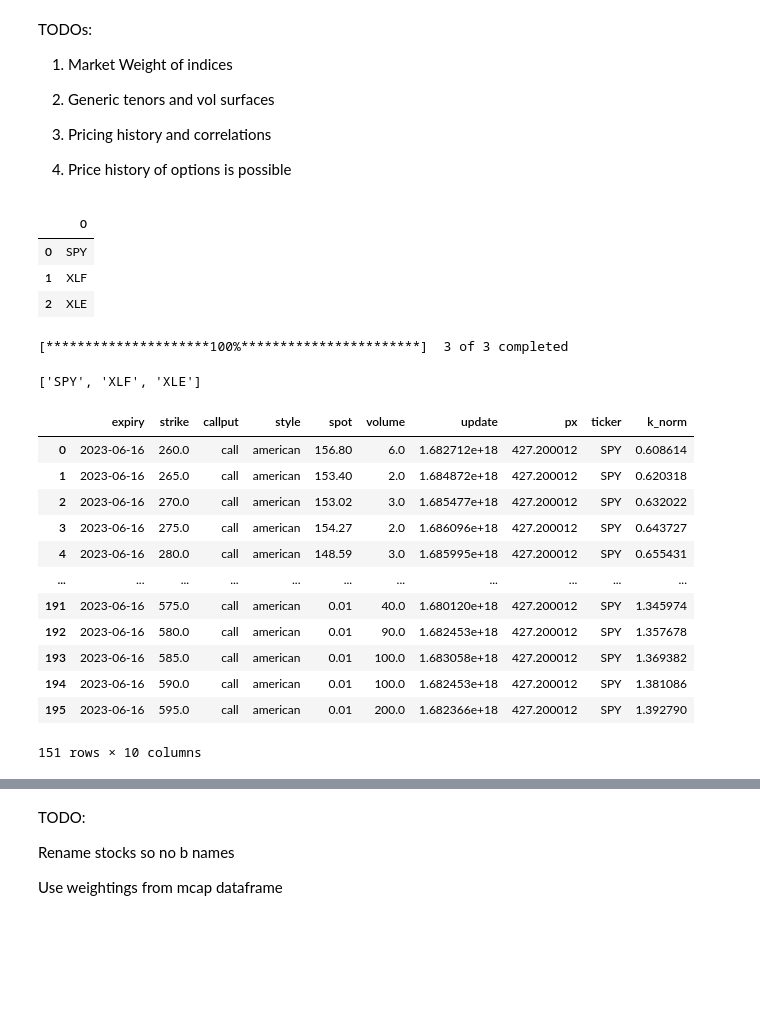
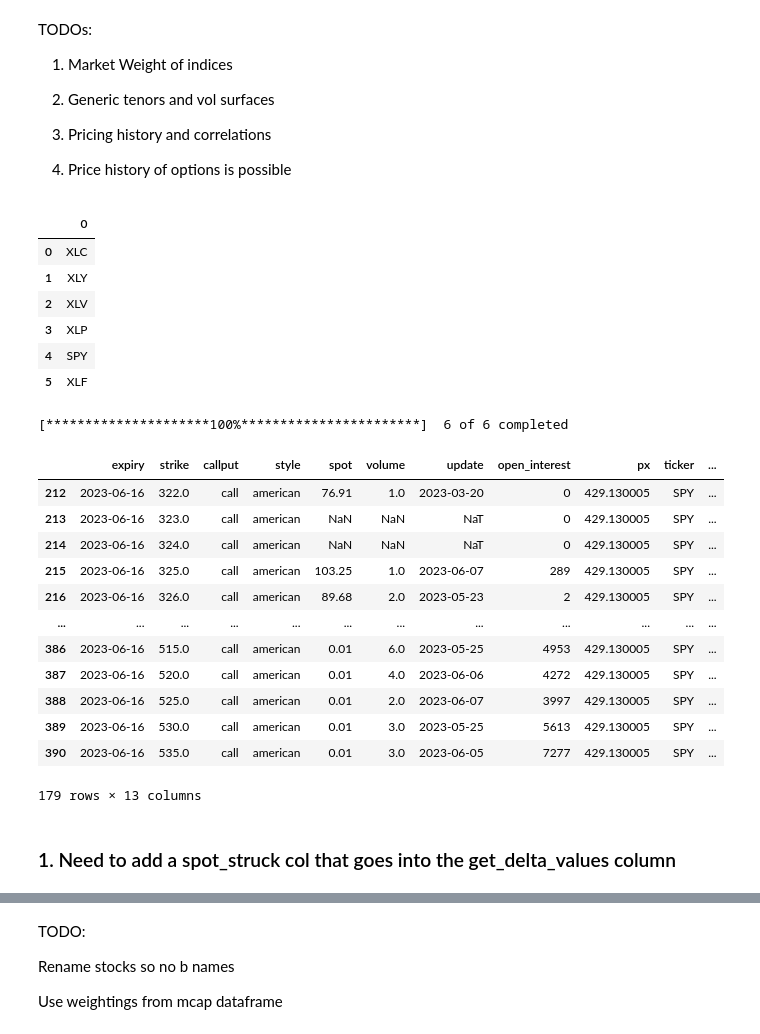
Before and after one commit to BenBowring/OptionSite, a Jupyter notebook: polygon_create.ipynb, the cells around one changed output, grey strips where cells are left out. Drawn from its saved outputs; the diff is of its cells as text; code cells hidden in the pictures; blank space fills up the shorter version.

```diff
--- a/polygon_create.ipynb
+++ b/polygon_create.ipynb
@@ -30,15 +50,18 @@ names = [name.replace(".", "-") for name in stock_data.Symbol]
 stock_data['Symbol'] = names
 name_query = " ".join(names)
 # %%
-names = ['SPY', 'XLF', 'XLE']
+names = ['XLC', 'XLY', 'XLV', 'XLP', 'SPY', 'XLF']
 name_query = " ".join(names)
 # %%
 pd.DataFrame(names)
 # %% [output]
 |  | 0 |
-| 0 | SPY |
-| 1 | XLF |
-| 2 | XLE |
+| 0 | XLC |
+| 1 | XLY |
+| 2 | XLV |
+| 3 | XLP |
+| 4 | SPY |
+| 5 | XLF |
 # %%
 sector_ticks = stock_data.groupby('GICS Sector').agg({set})['Symbol']
 dict_ticks = {sector: [x for x in sector_ticks.loc[sector][0]] for sector in sector_ticks.index}
@@ -48,5 +71,6 @@ end_date = dt.date.today()
 start_date = end_date - delta_t
 # %%
 px = yf.download(name_query, start=start_date)
+px.index = px.index.date
 # %% [output]
-[*********************100%***********************]  3 of 3 completed
+[*********************100%***********************]  6 of 6 completed
@@ -55 +77,3 @@ price_dict = yahooquery.Ticker(names).price
+# %%
+spot = px['Adj Close']
 # %%
@@ -57,20 +81,16 @@ mcap = pd.DataFrame([price_dict[x]['marketCap'] for x in price_dict.keys()], col
 # %%
 chain_slug = f'https://api.polygon.io/v3/snapshot/options/'
-# %%
-names
-# %% [output]
-['SPY', 'XLF', 'XLE']
 # %%
 df = pd.DataFrame()
 for ticker in tqdm(names):
 
     query_url = chain_slug + ticker + '/'
-    spot = px['Adj Close'][ticker].iloc[-1]
+    ticker_spot = spot[ticker].iloc[-1]
 
-    low_strike = 0.6 * spot
-    high_strike = 1.4 * spot
+    low_strike = 0.75 * ticker_spot
+    high_strike = 1.25 * ticker_spot
 
-    payload = {'expiration_date': '2023-06-16', 'strike_price.gte': low_strike,
+    payload = {'expiration_date': "2023-06-16", 'strike_price.gte': low_strike,
     'strike_price.lte': high_strike, 'contract_type': 'call', 'limit': 250}
 
     r = requests.get(query_url, headers={"Authorization": "Bearer VWfadof1oP5Ot4m7XZ0k1jA2CYBmdtgr"}, params = payload)
@@ -79,39 +99,51 @@ for ticker in tqdm(names):
 
     for contract in dict_results['results']:
 
-        expiries = [contract['details'].get('expiration_date', np.nan) for contract in dict_results['results']]
+        expiries = [pd.to_datetime(contract['details'].get('expiration_date', np.nan)) for contract in dict_results['results']]
         strikes = [contract['details'].get('strike_price', np.nan) for contract in dict_results['results']]
         call_puts = [contract['details'].get('contract_type', np.nan) for contract in dict_results['results']]
         opt_style = [contract['details'].get('exercise_style', np.nan) for contract in dict_results['results']]
         spots = [contract['day'].get('close', np.nan) for contract in dict_results['results']]
         volumes = [contract['day'].get('volume', np.nan) for contract in dict_results['results']]
-        update = [contract['day'].get('last_updated', np.nan) for contract in dict_results['results']]
+        update = [pd.to_datetime(contract['day'].get('last_updated', np.nan)) for contract in dict_results['results']]
+        open_interest = [contract.get('open_interest', np.nan) for contract in dict_results['results']]
 
-        px_ticker = [spot for contract in dict_results['results']]
-
+        px_ticker = [ticker_spot for contract in dict_results['results']]
 
         t_df = pd.DataFrame({'expiry': expiries, 'strike': strikes,
-        'callput': call_puts, 'style': opt_style, 'spot': spots, 'volume': volumes, 'update':update, 'px': px_ticker})
+        'callput': call_puts, 'style': opt_style, 'spot': spots,
+        'volume': volumes, 'update':update, 'open_interest':open_interest,
+        'px': px_ticker})
 
         t_df['ticker'] = ticker
-        t_df['k_norm'] = strikes / spot
+        t_df['k_norm'] = strikes / ticker_spot
+
+        t_df['expiry'] = t_df['expiry'].dt.date
+        t_df['update'] = t_df['update'].dt.date
+
+        t_df['t_exp'] = t_df.apply(lambda x: busday_count(x['update'], x['expiry']), axis = 1)
+        t_df['strike_spot'] = t_df['update'].apply(lambda x: get_spot_strike(x, ticker))
 
     df = pd.concat([df, t_df])
+
+df.reset_index(inplace=True, drop = True)
 # %%
-df[(df['ticker'] == 'SPY') & (df['volume'] > 1)]
+df[df['ticker'] == 'SPY']
 # %% [output]
-|  | expiry | strike | callput | style | spot | volume | update | px | ticker | k_norm |
-| 0 | 2023-06-16 | 260.0 | call | american | 156.80 | 6.0 | 1.682712e+18 | 427.200012 | SPY | 0.608614 |
-| 1 | 2023-06-16 | 265.0 | call | american | 153.40 | 2.0 | 1.684872e+18 | 427.200012 | SPY | 0.620318 |
-| 2 | 2023-06-16 | 270.0 | call | american | 153.02 | 3.0 | 1.685477e+18 | 427.200012 | SPY | 0.632022 |
-| 3 | 2023-06-16 | 275.0 | call | american | 154.27 | 2.0 | 1.686096e+18 | 427.200012 | SPY | 0.643727 |
-| 4 | 2023-06-16 | 280.0 | call | american | 148.59 | 3.0 | 1.685995e+18 | 427.200012 | SPY | 0.655431 |
-| ... | ... | ... | ... | ... | ... | ... | ... | ... | ... | ... |
-| 191 | 2023-06-16 | 575.0 | call | american | 0.01 | 40.0 | 1.680120e+18 | 427.200012 | SPY | 1.345974 |
-| 192 | 2023-06-16 | 580.0 | call | american | 0.01 | 90.0 | 1.682453e+18 | 427.200012 | SPY | 1.357678 |
-| 193 | 2023-06-16 | 585.0 | call | american | 0.01 | 100.0 | 1.683058e+18 | 427.200012 | SPY | 1.369382 |
-| 194 | 2023-06-16 | 590.0 | call | american | 0.01 | 100.0 | 1.682453e+18 | 427.200012 | SPY | 1.381086 |
-| 195 | 2023-06-16 | 595.0 | call | american | 0.01 | 200.0 | 1.682366e+18 | 427.200012 | SPY | 1.392790 |
+|  | expiry | strike | callput | style | spot | volume | update | open_interest | px | ticker | ... |
+| 212 | 2023-06-16 | 322.0 | call | american | 76.91 | 1.0 | 2023-03-20 | 0 | 429.130005 | SPY | ... |
+| 213 | 2023-06-16 | 323.0 | call | american | NaN | NaN | NaT | 0 | 429.130005 | SPY | ... |
+| 214 | 2023-06-16 | 324.0 | call | american | NaN | NaN | NaT | 0 | 429.130005 | SPY | ... |
+| 215 | 2023-06-16 | 325.0 | call | american | 103.25 | 1.0 | 2023-06-07 | 289 | 429.130005 | SPY | ... |
+| 216 | 2023-06-16 | 326.0 | call | american | 89.68 | 2.0 | 2023-05-23 | 2 | 429.130005 | SPY | ... |
+| ... | ... | ... | ... | ... | ... | ... | ... | ... | ... | ... | ... |
+| 386 | 2023-06-16 | 515.0 | call | american | 0.01 | 6.0 | 2023-05-25 | 4953 | 429.130005 | SPY | ... |
+| 387 | 2023-06-16 | 520.0 | call | american | 0.01 | 4.0 | 2023-06-06 | 4272 | 429.130005 | SPY | ... |
+| 388 | 2023-06-16 | 525.0 | call | american | 0.01 | 2.0 | 2023-06-07 | 3997 | 429.130005 | SPY | ... |
+| 389 | 2023-06-16 | 530.0 | call | american | 0.01 | 3.0 | 2023-05-25 | 5613 | 429.130005 | SPY | ... |
+| 390 | 2023-06-16 | 535.0 | call | american | 0.01 | 3.0 | 2023-06-05 | 7277 | 429.130005 | SPY | ... |
-151 rows × 10 columns
+179 rows × 13 columns
+# %% [markdown]
+### 1. Need to add a spot_struck col that goes into the get_delta_values column
 # %%
 delta_df = get_delta_values(df[(df['volume'] > 1)])
```
Also changed, not shown: parts of 19 cells of this notebook, 6 other files.
